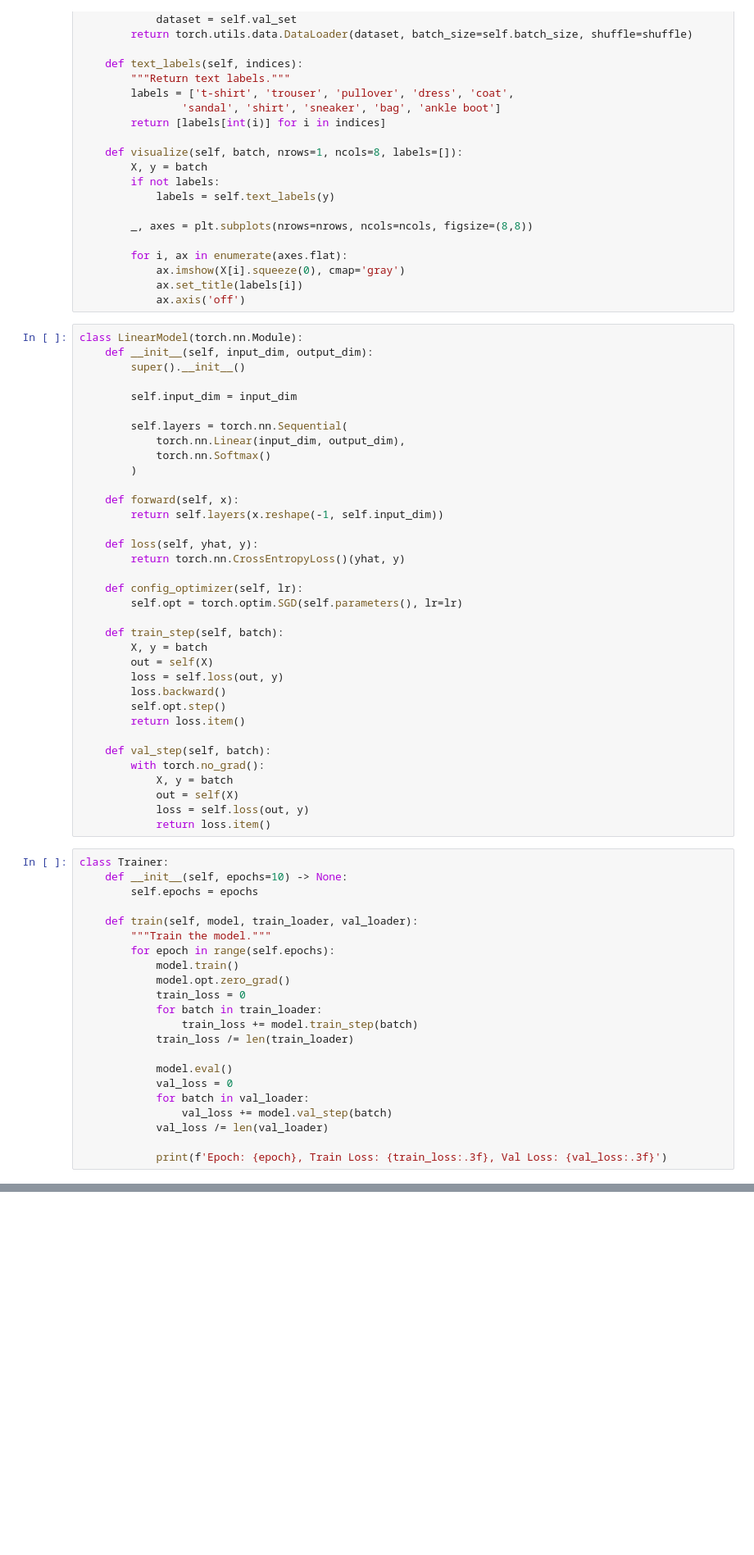
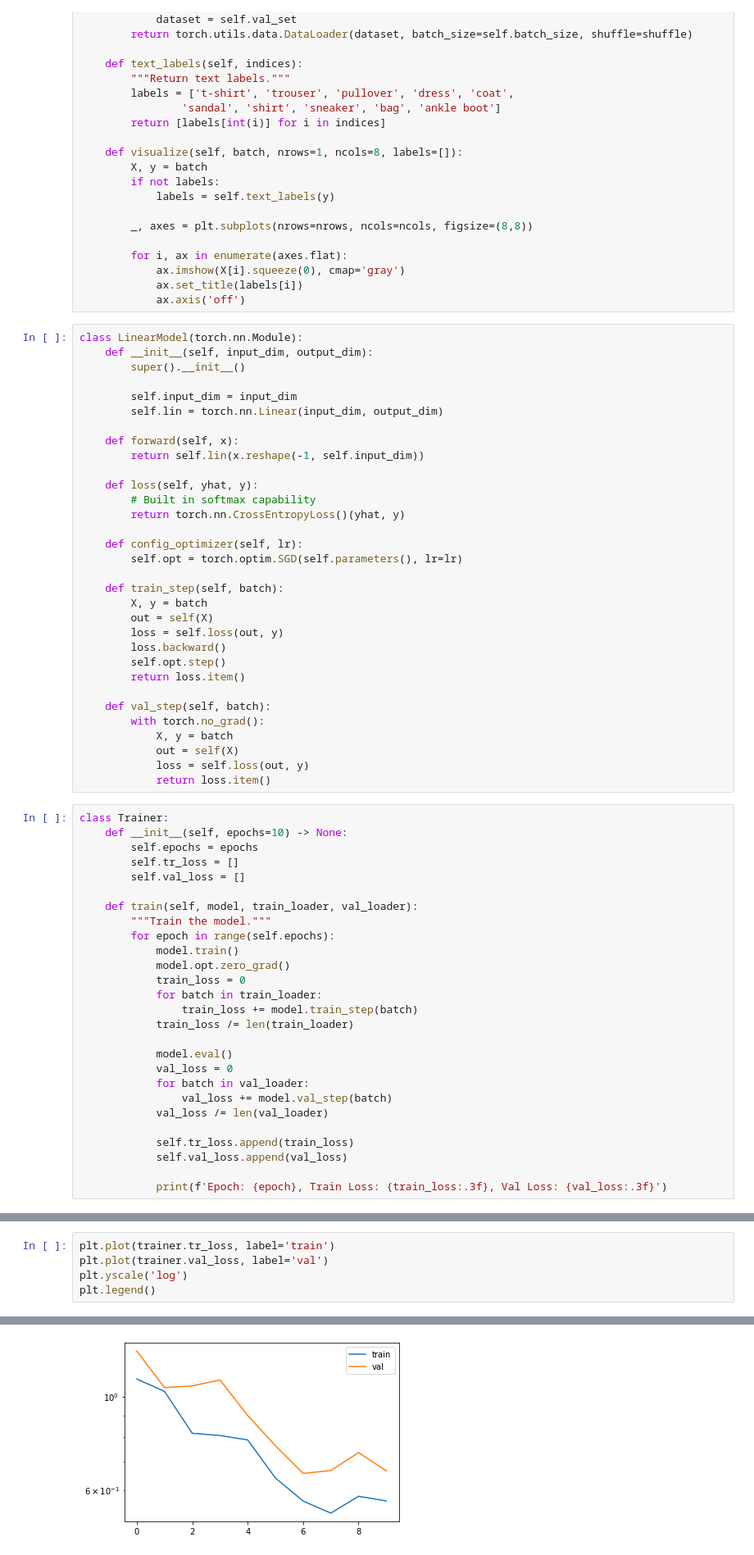
Before and after one commit to sidnb13/ml-sandbox, a Jupyter notebook: notebooks/mnist_concise.ipynb, the cells around one changed output, grey strips where cells are left out. Shown at 82% size. Saved outputs shown, nothing was run; the diff lists cells and outputs as text; blank space fills up the shorter version.

```diff
--- a/notebooks/mnist_concise.ipynb
+++ b/notebooks/mnist_concise.ipynb
@@ -48,16 +48,13 @@ class LinearModel(torch.nn.Module):
         super().__init__()
 
         self.input_dim = input_dim
-
-        self.layers = torch.nn.Sequential(
-            torch.nn.Linear(input_dim, output_dim),
-            torch.nn.Softmax()
-        )
+        self.lin = torch.nn.Linear(input_dim, output_dim)
 
     def forward(self, x):
-        return self.layers(x.reshape(-1, self.input_dim))
+        return self.lin(x.reshape(-1, self.input_dim))
 
     def loss(self, yhat, y):
+        # Built in softmax capability
         return torch.nn.CrossEntropyLoss()(yhat, y)
 
     def config_optimizer(self, lr):
@@ -81,6 +78,8 @@ class LinearModel(torch.nn.Module):
 class Trainer:
     def __init__(self, epochs=10) -> None:
         self.epochs = epochs
+        self.tr_loss = []
+        self.val_loss = []
 
     def train(self, model, train_loader, val_loader):
         """Train the model."""
@@ -98,6 +97,9 @@ class Trainer:
                 val_loss += model.val_step(batch)
             val_loss /= len(val_loader)
 
+            self.tr_loss.append(train_loss)
+            self.val_loss.append(val_loss)
+
             print(f'Epoch: {epoch}, Train Loss: {train_loss:.3f}, Val Loss: {val_loss:.3f}')
 # %%
 dataset = FashionMNISTSet(batch_size=256)
@@ -127,0 +145,6 @@ KeyboardInterrupt:
+# %%
+plt.plot(trainer.tr_loss, label='train')
+plt.plot(trainer.val_loss, label='val')
+plt.yscale('log')
+plt.legend()
+# %% [output]
@@ -127,0 +152 @@ KeyboardInterrupt:
+[figure, added]
```
Also changed, not shown: parts of 4 cells of this notebook.
